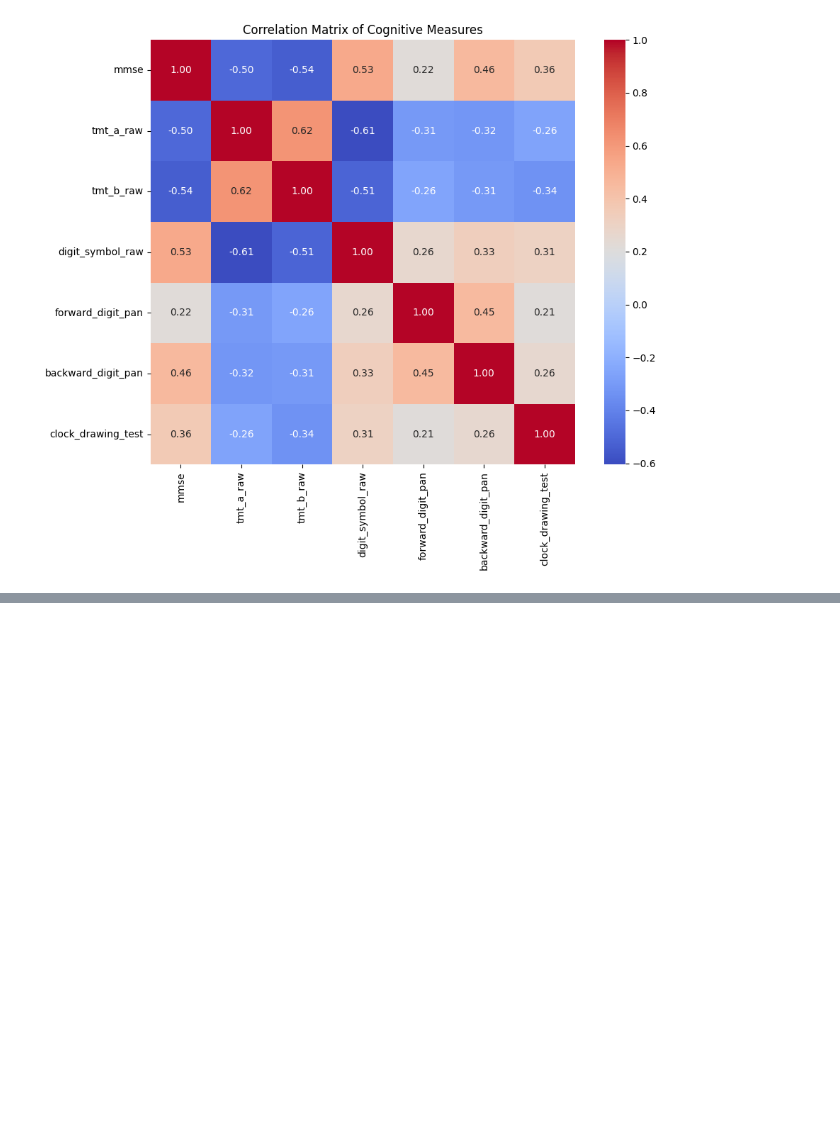
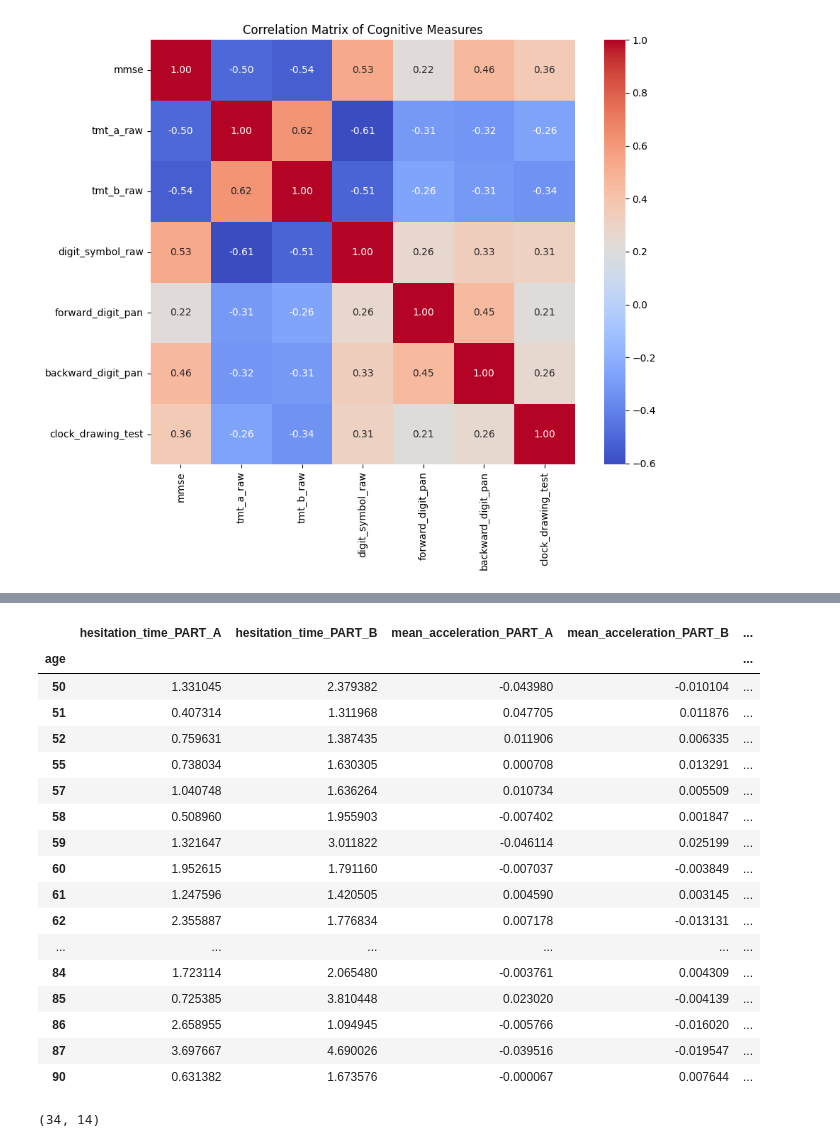
Before and after one commit to gianluca-capelo/tmt-analysis, a Jupyter notebook: notebooks/correlations.ipynb, the cells around one changed output, grey strips where cells are left out. Cells and saved outputs as stored; diff of their text form; code cells hidden in the pictures; blank space fills up the shorter version.

```diff
--- a/notebooks/correlations.ipynb
+++ b/notebooks/correlations.ipynb
@@ -59,7 +18,7 @@ df
 def clean_metadata(path_to_metadata):
     df = (
     (
-        pd.read_csv(metadata_path)
+        pd.read_csv(path_to_metadata)
         .rename(
             columns={
                 "Anteojos o lentes de contacto": "glasses",
@@ -75,6 +34,7 @@ def clean_metadata(path_to_metadata):
                 "Digit Symbol pb": "digit_symbol_raw",
                 "Span directo pb": "forward_digit_pan",
                 "span inverso pb": "backward_digit_pan",
+                "reloj": "clock_drawing_test",
             }
         )
         .replace("Caso ?", "Caso")
@@ -92,10 +52,9 @@ def clean_metadata(path_to_metadata):
     df = df.replace("caso", "mci")
     z_score_cols = [col for col in df.columns if col[-1] == "z"]
     df = df.drop(z_score_cols, axis=1).reset_index(drop=True)
-    df = df.replace("Suspendido", 300).replace(
-        "No logra", 300
-    )  # 300 seconds it is the max time based on the literature
-    # df = df.astype({"tmt a papel pb": float, "tmt b papel pb": float})
+    df = df.replace("Suspendido", 300).replace("No logra", 300)  # 300 seconds it is the max time based on the literature
+    df['digit_symbol_raw'] = df['digit_symbol_raw'].replace('no se lo administraron', np.nan).astype(float)
+    df = df.astype({"tmt_a_raw": float, "tmt_b_raw": float})
     df["suj"] = df["suj"].astype(int)
     return df
 # %%
@@ -156,0 +181,25 @@ df_metadata_cognitive
+# %%
+df_wide
+# %% [output]
+|  | hesitation_time_PART_A | hesitation_time_PART_B | mean_acceleration_PART_A | mean_acceleration_PART_B | ... |
+| age |  |  |  |  | ... |
+| 50 | 1.331045 | 2.379382 | -0.043980 | -0.010104 | ... |
+| 51 | 0.407314 | 1.311968 | 0.047705 | 0.011876 | ... |
+| 52 | 0.759631 | 1.387435 | 0.011906 | 0.006335 | ... |
+| 55 | 0.738034 | 1.630305 | 0.000708 | 0.013291 | ... |
+| 57 | 1.040748 | 1.636264 | 0.010734 | 0.005509 | ... |
+| 58 | 0.508960 | 1.955903 | -0.007402 | 0.001847 | ... |
+| 59 | 1.321647 | 3.011822 | -0.046114 | 0.025199 | ... |
+| 60 | 1.952615 | 1.791160 | -0.007037 | -0.003849 | ... |
+| 61 | 1.247596 | 1.420505 | 0.004590 | 0.003145 | ... |
+| 62 | 2.355887 | 1.776834 | 0.007178 | -0.013131 | ... |
+| ... | ... | ... | ... | ... | ... |
+| 84 | 1.723114 | 2.065480 | -0.003761 | 0.004309 | ... |
+| 85 | 0.725385 | 3.810448 | 0.023020 | -0.004139 | ... |
+| 86 | 2.658955 | 1.094945 | -0.005766 | -0.016020 | ... |
+| 87 | 3.697667 | 4.690026 | -0.039516 | -0.019547 | ... |
+| 90 | 0.631382 | 1.673576 | -0.000067 | 0.007644 | ... |
+# %%
+df_wide.shape
+# %% [output]
+(34, 14)
```
Also changed, not shown: parts of 11 cells of this notebook.
